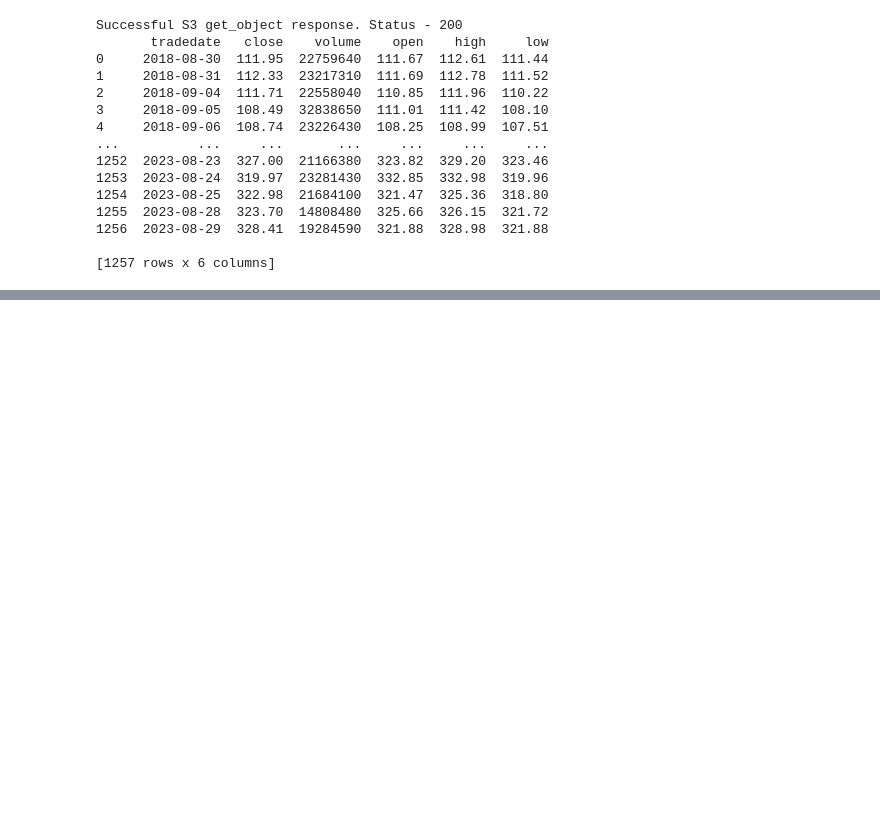
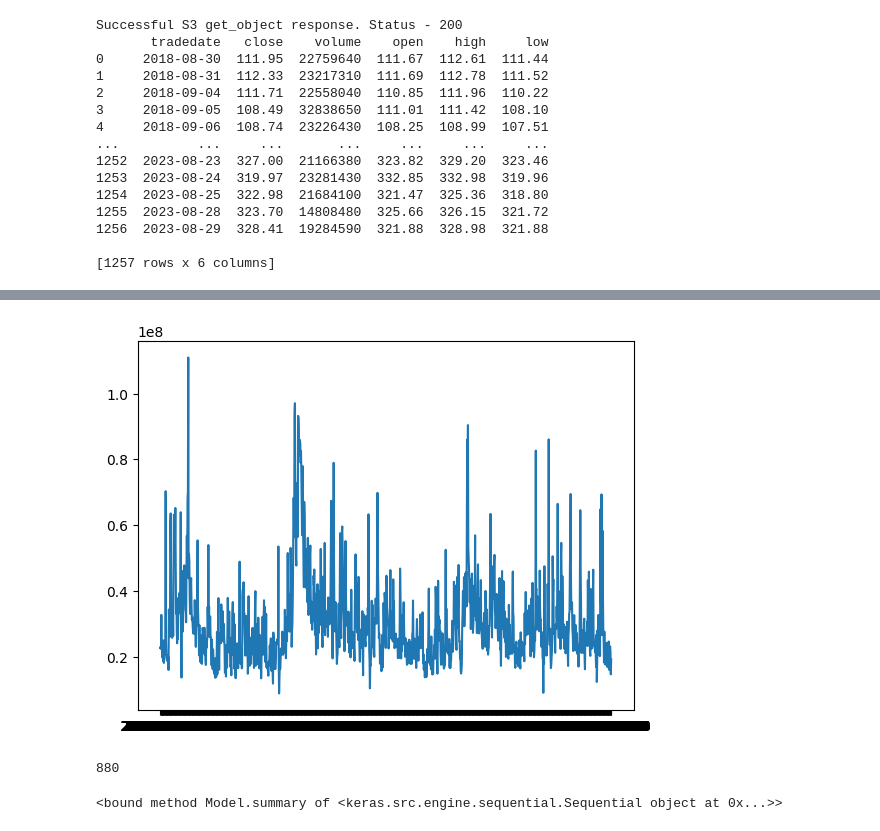
Before and after one commit to gmidha1/rhods-deploy, a Jupyter notebook: test.ipynb, the cells around one changed output, grey strips where cells are left out. Saved outputs shown, nothing was run; the diff lists cells and outputs as text; code cells hidden in the pictures; blank space fills up the shorter version.

```diff
--- a/test.ipynb
+++ b/test.ipynb
@@ -54,0 +75,12 @@ Successful S3 get_object response. Status - 200
+# %%
+plt.plot(msft_df['tradedate'],msft_df['volume'])
+plt.show()
+# %% [output]
+[figure, added]
+# %%
+close_data = msft_df.filter(['close'])
+dataset = close_data.values
+training = int(np.ceil(len(dataset) * .7))
+print(training)
+# %% [output]
+880
@@ -54,0 +103,12 @@ Successful S3 get_object response. Status - 200
+# %%
+model = keras.models.Sequential()
+model.add(keras.layers.LSTM(units=64,
+                            return_sequences=True,
+                            input_shape=(x_train.shape[1], 1)))
+model.add(keras.layers.LSTM(units=64))
+model.add(keras.layers.Dense(32))
+model.add(keras.layers.Dropout(0.5))
+model.add(keras.layers.Dense(1))
+model.summary
+# %% [output]
+<bound method Model.summary of <keras.src.engine.sequential.Sequential object at 0x...>>
```
Also changed, not shown: parts of 6 cells of this notebook.
